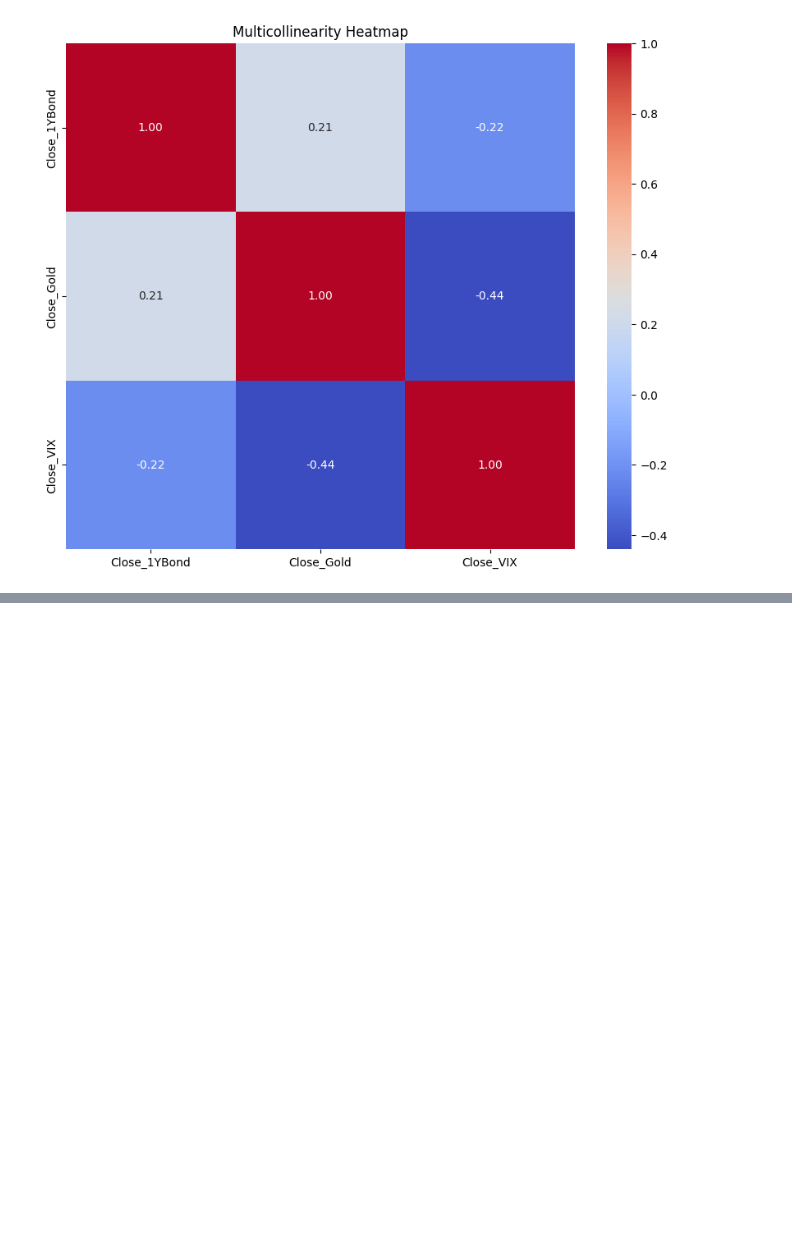
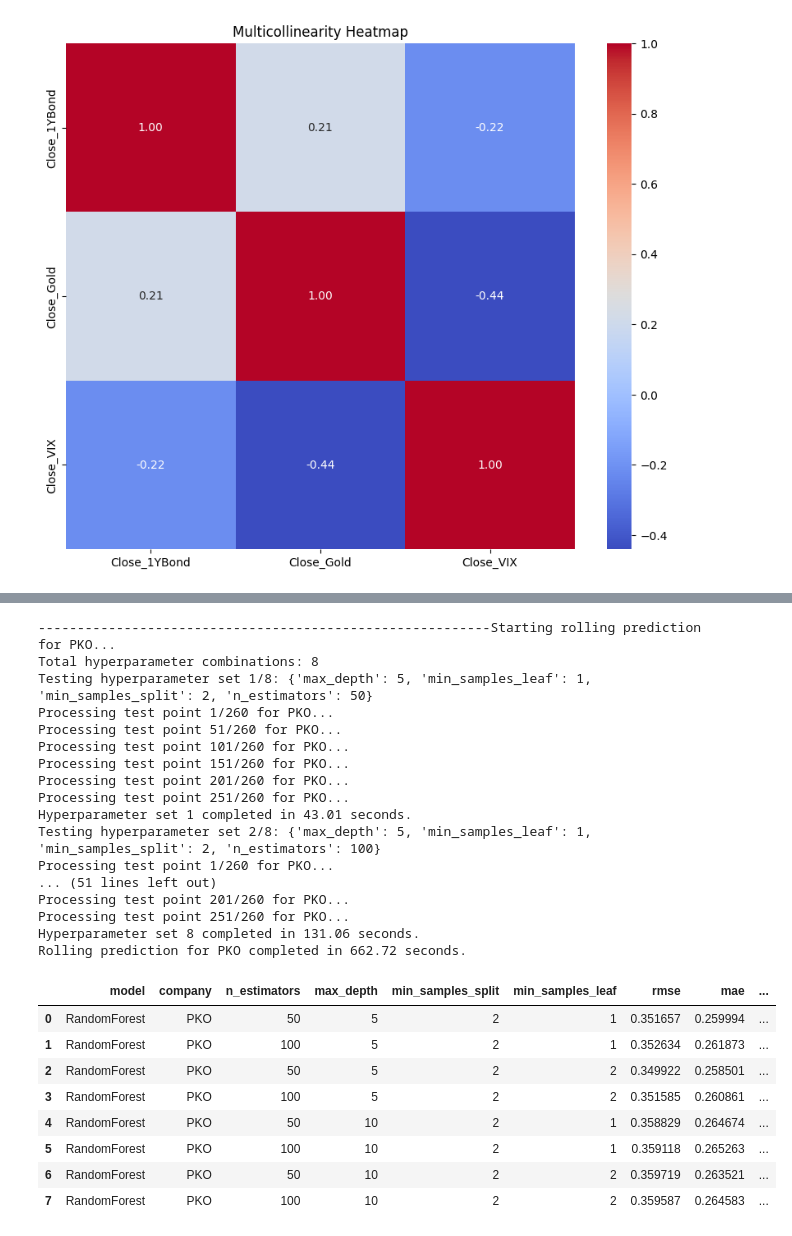
Before and after one commit to Oskar-Bednarek/Master-Thesis-Prediction-models, a Jupyter notebook: Random Forrest/Random_Forrest_prediction.ipynb, the cells around one changed output, grey strips where cells are left out. Saved outputs shown, nothing was run; the diff lists cells and outputs as text; code cells hidden in the pictures; blank space fills up the shorter version.

Commit message:
Random forest and extra trees done, ready to compile

```diff
--- a/Data_preparation.ipynb
+++ b/Random Forrest/Random_Forrest_prediction.ipynb
@@ -257,0 +562,29 @@ data_companies_post['PKO']
+# %%
+results_post
+# %% [output]
+----------------------------------------------------------Starting rolling prediction for PKO...
+Total hyperparameter combinations: 8
+Testing hyperparameter set 1/8: {'max_depth': 5, 'min_samples_leaf': 1, 'min_samples_split': 2, 'n_estimators': 50}
+Processing test point 1/260 for PKO...
+Processing test point 51/260 for PKO...
+Processing test point 101/260 for PKO...
+Processing test point 151/260 for PKO...
+Processing test point 201/260 for PKO...
+Processing test point 251/260 for PKO...
+Hyperparameter set 1 completed in 43.01 seconds.
+Testing hyperparameter set 2/8: {'max_depth': 5, 'min_samples_leaf': 1, 'min_samples_split': 2, 'n_estimators': 100}
+Processing test point 1/260 for PKO...
+... (51 lines left out)
+Processing test point 201/260 for PKO...
+Processing test point 251/260 for PKO...
+Hyperparameter set 8 completed in 131.06 seconds.
+Rolling prediction for PKO completed in 662.72 seconds.
+|  | model | company | n_estimators | max_depth | min_samples_split | min_samples_leaf | rmse | mae | ... |
+| 0 | RandomForest | PKO | 50 | 5 | 2 | 1 | 0.351657 | 0.259994 | ... |
+| 1 | RandomForest | PKO | 100 | 5 | 2 | 1 | 0.352634 | 0.261873 | ... |
+| 2 | RandomForest | PKO | 50 | 5 | 2 | 2 | 0.349922 | 0.258501 | ... |
+| 3 | RandomForest | PKO | 100 | 5 | 2 | 2 | 0.351585 | 0.260861 | ... |
+| 4 | RandomForest | PKO | 50 | 10 | 2 | 1 | 0.358829 | 0.264674 | ... |
+| 5 | RandomForest | PKO | 100 | 10 | 2 | 1 | 0.359118 | 0.265263 | ... |
+| 6 | RandomForest | PKO | 50 | 10 | 2 | 2 | 0.359719 | 0.263521 | ... |
+| 7 | RandomForest | PKO | 100 | 10 | 2 | 2 | 0.359587 | 0.264583 | ... |
```
Also changed, not shown: parts of 22 cells of this notebook, 12 other files.
